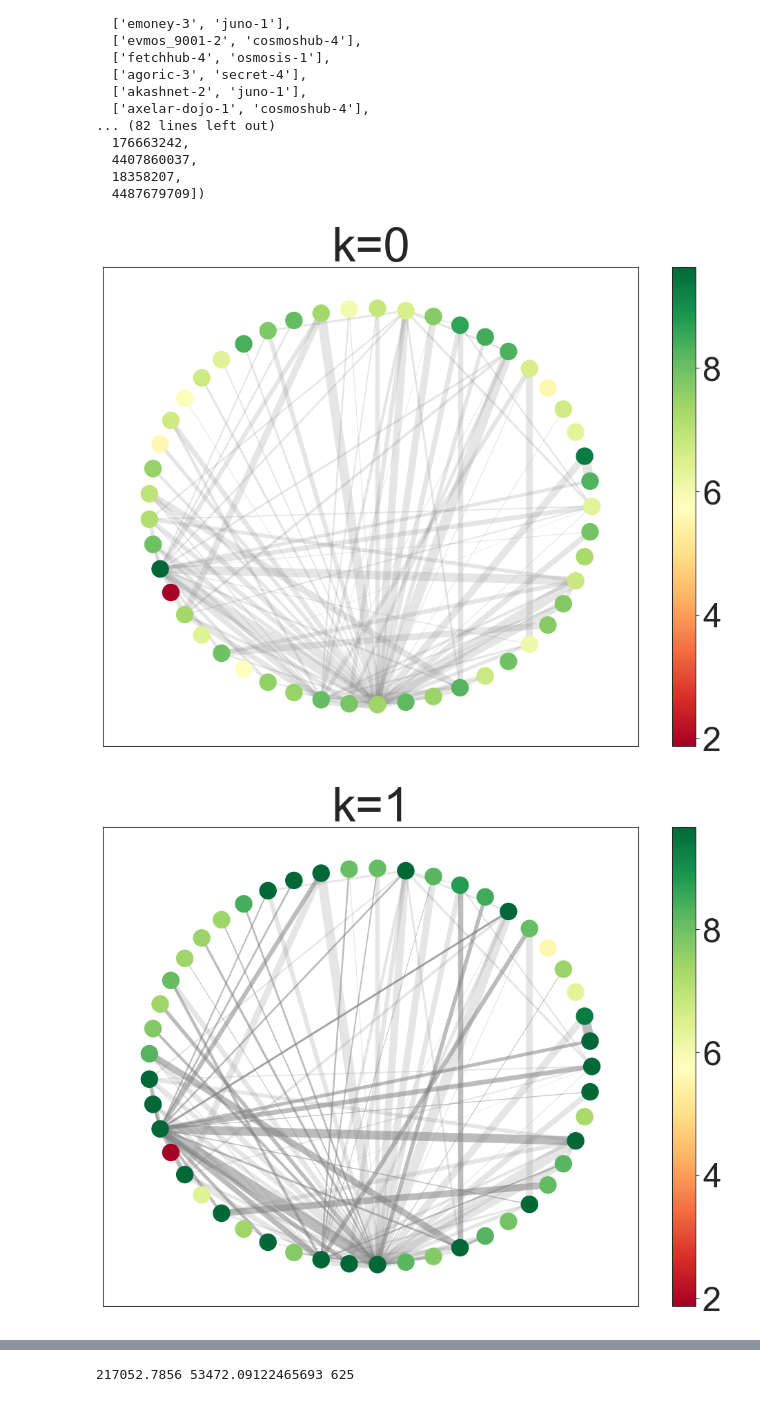
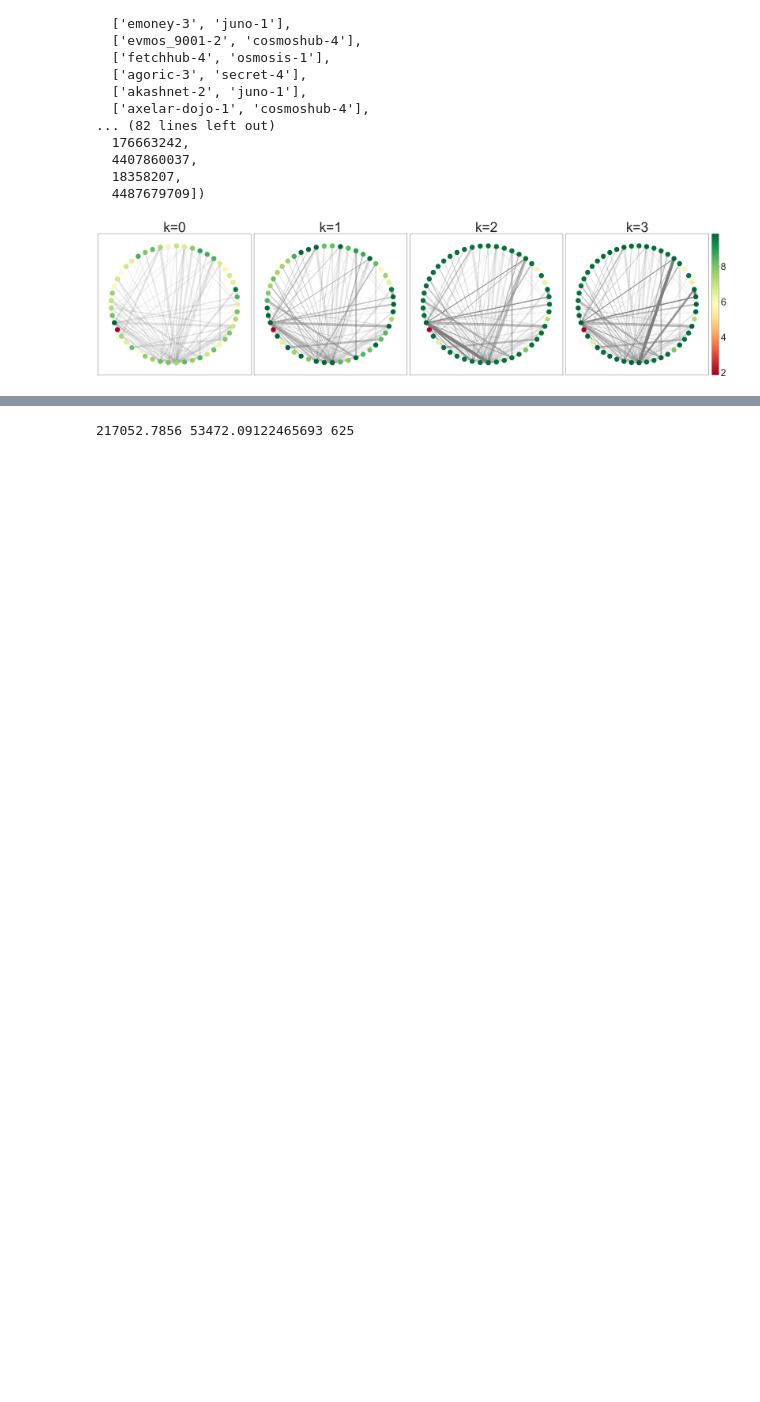
Before and after one commit to babylonchain/mapofzones-crawler, a Jupyter notebook: analysis.ipynb, the cells around one changed output, grey strips where cells are left out. Drawn from its saved outputs; the diff is of its cells as text; code cells hidden in the pictures; blank space fills up the shorter version.

```diff
--- a/analysis.ipynb
+++ b/analysis.ipynb
@@ -153,53 +153,53 @@ paths, weights
   18358207,
   4487679709])
 # %%
-# def fmt(x, pos):
-#     a, b = '{:.0e}'.format(x).split('e')
-#     b = int(b)
-#     return r'${} \times 10^{{{}}}$'.format(a, b)
+def fmt(x, pos):
+    a, b = '{:.0e}'.format(x).split('e')
+    b = int(b)
+    return r'${} \times 10^{{{}}}$'.format(a, b)
 
-def draw_map_of_zones_summary(G, cutoff=0):
-    heaviest_paths, heaviest_weights = find_heaviest_path_all(G, cutoff)
-    # zone name of each vertex
-    node_labels = {node: zones_map[node] for node in G.nodes}
-    # weight of each vertex, i.e., normalised market cap in the heaviest path
-    node_weights = [math.log10(weight) for weight in heaviest_weights]
-    # node_weights = heaviest_weights
-    # weight of each edge, i.e., normalised frequency of the channel
-    edge_weights = [math.log10(get_frequency(edge[0], edge[1]))*5 for edge in G.edges(data='weight')]
-
+def draw_map_of_zones_summary(G, cutoffs=[0,1,2,3]):
+    fig, axes = plt.subplots(nrows=1, ncols=4, figsize=(32, 8))
+    pos = nx.circular_layout(G)
     cmap = plt.cm.get_cmap('RdYlGn')
     # cmap = plt.cm.jet
 
-    fig = plt.figure(figsize=(10, 8))
-    pos = nx.circular_layout(G)
-    # pos = nx.nx_agraph.pygraphviz_layout(G)
-    # pos = nx.spring_layout(G, k=20, iterations=20)
-    nx.draw_networkx_edges(G, pos, width=edge_weights, alpha=0.2, edge_color='grey')
-    nc = nx.draw_networkx_nodes(G, pos, node_labels, node_color=node_weights, cmap=cmap)
+    for cutoff in cutoffs:
+        plt.subplot(141+cutoff)
 
-    # cbar = plt.colorbar(nc, format=ticker.FuncFormatter(fmt))
-    cbar = plt.colorbar(nc)
+        heaviest_paths, heaviest_weights = find_heaviest_path_all(G, cutoff)
+        # zone name of each vertex
+        node_labels = {node: zones_map[node] for node in G.nodes}
+        # weight of each vertex, i.e., normalised market cap in the heaviest path
+        node_weights = [math.log10(weight) for weight in heaviest_weights]
+        # node_weights = heaviest_weights
+        # weight of each edge, i.e., normalised frequency of the channel
+        edge_weights = [math.log10(get_frequency(edge[0], edge[1]))*5 for edge in G.edges(data='weight')]
+
+        # pos = nx.nx_agraph.pygraphviz_layout(G)
+        # pos = nx.spring_layout(G, k=20, iterations=20)
+        nx.draw_networkx_edges(G, pos, width=edge_weights, alpha=0.2, edge_color='grey')
+        nc = nx.draw_networkx_nodes(G, pos, node_labels, node_color=node_weights, cmap=cmap)
+
+        # labels = nx.draw_networkx_labels(G,pos,node_labels,font_size=16,font_color='r')
+
+        # use transparency to indicate edges that provide security for zones
+        if cutoff > 0:
+            for path in heaviest_paths:
+                for x, y in zip(path, path[1:]):
+                    edge_weight = math.log10(get_frequency(x, y))*5
+                    nx.draw_networkx_edges(G, pos, edgelist=[[x,y]], alpha = 0.4, width=[edge_weight], edge_color='grey')
+
+        plt.title('k=%d' % (cutoff), fontsize=50)
+
+    # cbar = plt.colorbar(nc, format=ticker.FuncFormatter(fmt),fraction=0.046, pad=0.02)
+    cbar = fig.colorbar(nc,fraction=0.046, pad=0.02)
     cbar.ax.tick_params(labelsize=35)
 
-    # labels = nx.draw_networkx_labels(G,pos,node_labels,font_size=16,font_color='r')
-
-    # use transparency to indicate edges that provide security for zones
-    if cutoff > 0:
-        for path in heaviest_paths:
-            for x, y in zip(path, path[1:]):
-                edge_weight = math.log10(get_frequency(x, y))*5
-                nx.draw_networkx_edges(G, pos, edgelist=[[x,y]], alpha = 0.4, width=[edge_weight], edge_color='grey')
-
-    plt.title('k=%d' % (cutoff), fontsize=50)
     plt.tight_layout()
-    plt.savefig('../../Babylon/mesh-security-paper/figures/zones-summary-%d.pdf' % cutoff)
+    plt.savefig('../../Babylon/mesh-security-paper/figures/zones-summary.pdf')
     plt.show()
 
-draw_map_of_zones_summary(G, 0)
-draw_map_of_zones_summary(G, 1)
-draw_map_of_zones_summary(G, 2)
-draw_map_of_zones_summary(G, 3)
+draw_map_of_zones_summary(G)
 # %% [output]
-[figure, old version]
+[figure, new version]
-[figure, removed]
```
Also changed, not shown: parts of 1 cell of this notebook.
